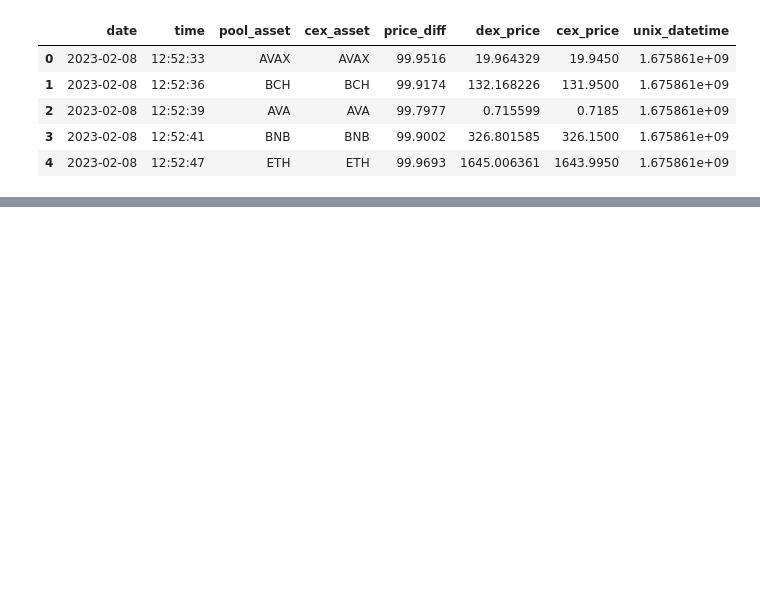
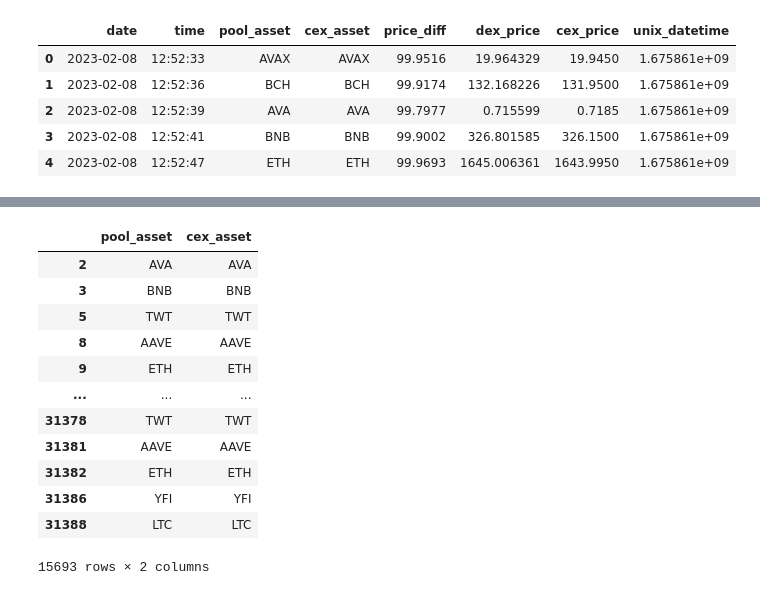
Before and after one commit to pdroooooooo/thorchain_arb_analytics, a Jupyter notebook: src/main.ipynb, the cells around one changed output, grey strips where cells are left out. Saved outputs shown, nothing was run; the diff lists cells and outputs as text; code cells hidden in the pictures; blank space fills up the shorter version.

```diff
--- a/src/main.ipynb
+++ b/src/main.ipynb
@@ -255,0 +247,16 @@ r2s
+# %%
+categorical
+# %% [output]
+|  | pool_asset | cex_asset |
+| 2 | AVA | AVA |
+| 3 | BNB | BNB |
+| 5 | TWT | TWT |
+| 8 | AAVE | AAVE |
+| 9 | ETH | ETH |
+| ... | ... | ... |
+| 31378 | TWT | TWT |
+| 31381 | AAVE | AAVE |
+| 31382 | ETH | ETH |
+| 31386 | YFI | YFI |
+| 31388 | LTC | LTC |
+15693 rows × 2 columns
```
Also changed, not shown: parts of 11 cells of this notebook, 3 other files.
